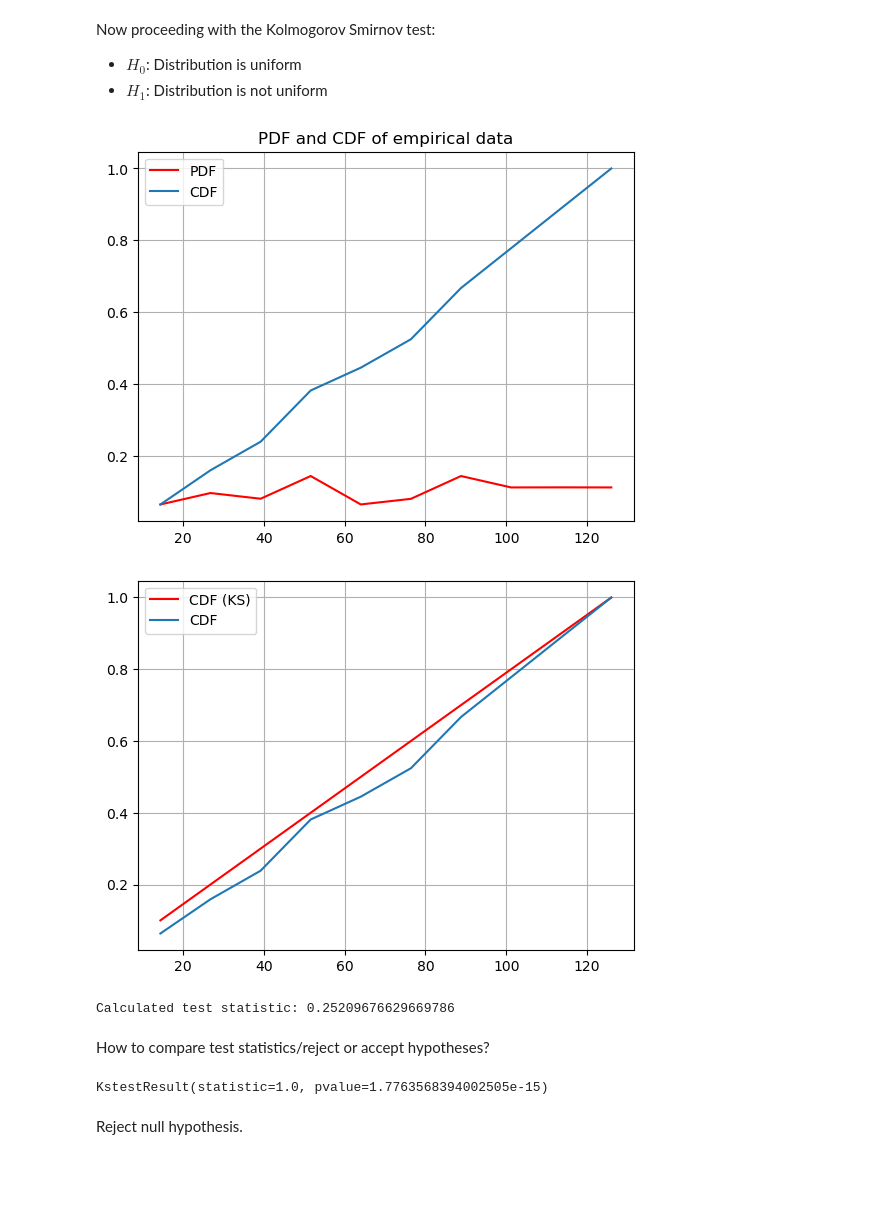
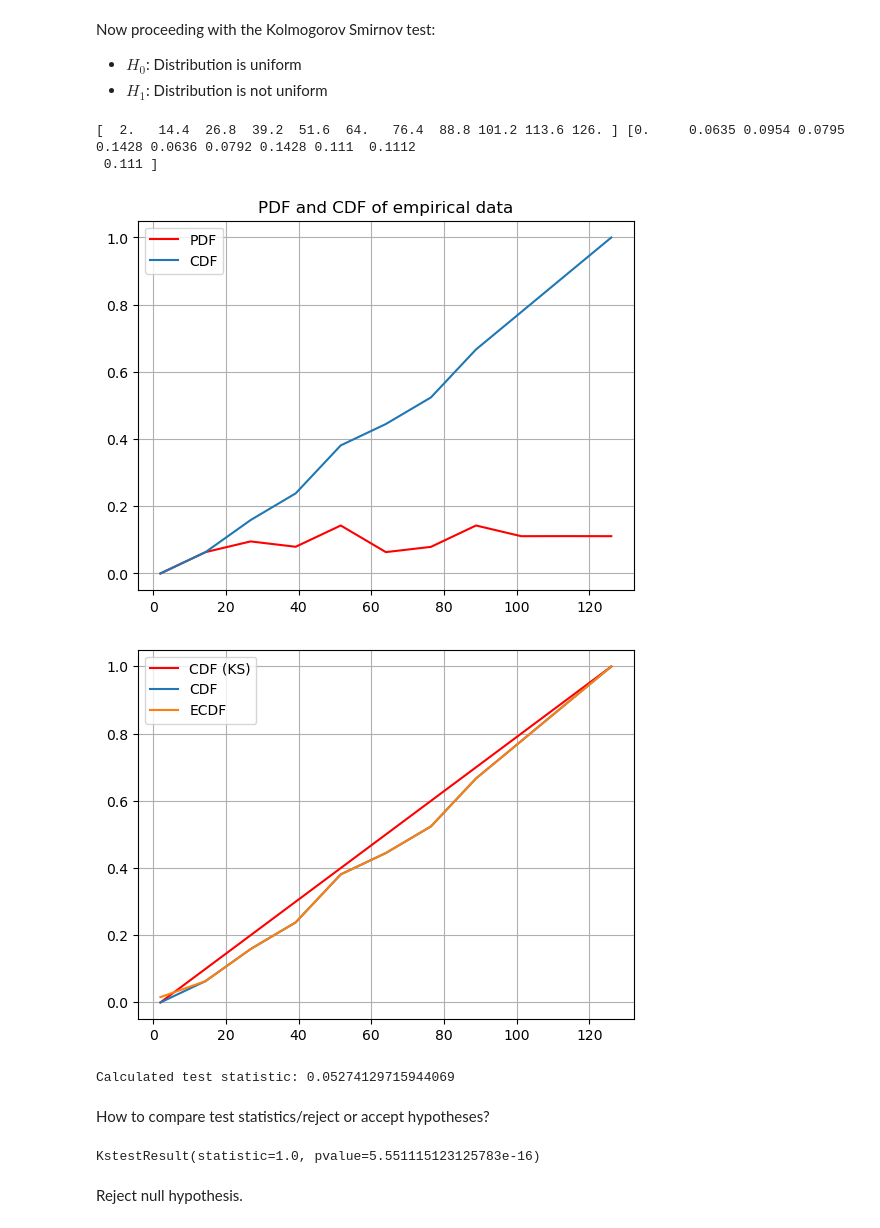
Before and after one commit to damiskov/02443-stochastic-simulation, a Jupyter notebook: Exercises/day1-genandtesting.ipynb, the cells around one changed output. Cells and saved outputs as stored; diff of their text form; code cells hidden in the pictures; blank space fills up the shorter version.

```diff
--- a/Exercises/day1-genandtesting.ipynb
+++ b/Exercises/day1-genandtesting.ipynb
@@ -122,41 +122,51 @@ Now proceeding with the Kolmogorov Smirnov test:
 count, bins_count = np.histogram(num_lst, bins=10)
 
 pdf = count/sum(count)
+pdf = np.insert(pdf, 0, 0)
 cdf  = np.cumsum(pdf)
 
 # Plotting pdf and cdf
+print(bins_count, pdf)
 
-plt.plot(bins_count[1:], pdf, color="red", label="PDF")
-plt.plot(bins_count[1:], cdf, label="CDF")
+plt.plot(bins_count, pdf, color="red", label="PDF")
+plt.plot(bins_count, cdf, label="CDF")
 plt.title("PDF and CDF of empirical data")
 plt.grid()
 plt.legend()
 plt.show()
 # %% [output]
+[  2.   14.4  26.8  39.2  51.6  64.   76.4  88.8 101.2 113.6 126. ] [0.     0.0635 0.0954 0.0795 0.1428 0.0636 0.0792 0.1428 0.111  0.1112
+ 0.111 ]
-[figure, old version]
+[figure, new version]
+# %%
+# Getting empirical distribution
+
+ecdf = ECDF(num_lst)
+ecdf_vals = [ecdf(x) for x in bins_count]
 # %%
 # cdf for KS test - uniform distribution
 
-cdf_KS = [(x-2)/(126-2) for x in bins_count[1:]]
-plt.plot(bins_count[1:], cdf_KS, color ="red", label="CDF (KS)")
-plt.plot(bins_count[1:], cdf, label="CDF")
+cdf_KS = [(x-2)/(126-2) for x in bins_count]
+plt.plot(bins_count, cdf_KS, color ="red", label="CDF (KS)")
+plt.plot(bins_count, cdf, label="CDF")
+plt.plot(bins_count, ecdf_vals, label="ECDF")
 plt.grid()
 plt.legend()
 plt.show()
 # %% [output]
-[figure, old version]
+[figure, new version]
 # %%
 
-test_stat =  (np.sqrt(10) + 0.12 + (0.11/np.sqrt(10)))*np.max(np.abs(cdf-cdf_KS))
-print(f"Calculated test statistic: {test_stat}")
+adj_test_stat =  (np.sqrt(10) + 0.12 + (0.11/np.sqrt(10)))*np.max(np.abs(cdf-ecdf_vals))
+print(f"Calculated test statistic: {adj_test_stat}")
 # %% [output]
-Calculated test statistic: 0.25209676629669786
+Calculated test statistic: 0.05274129715944069
 # %% [markdown]
 How to compare test statistics/reject or accept hypotheses?
 # %%
 x = stat.kstest(num_lst, cdf, N=10)
 print(x)
 # %% [output]
-KstestResult(statistic=1.0, pvalue=1.7763568394002505e-15)
+KstestResult(statistic=1.0, pvalue=5.551115123125783e-16)
 # %% [markdown]
 Reject null hypothesis.
```
Also changed, not shown: parts of 6 cells of this notebook.
